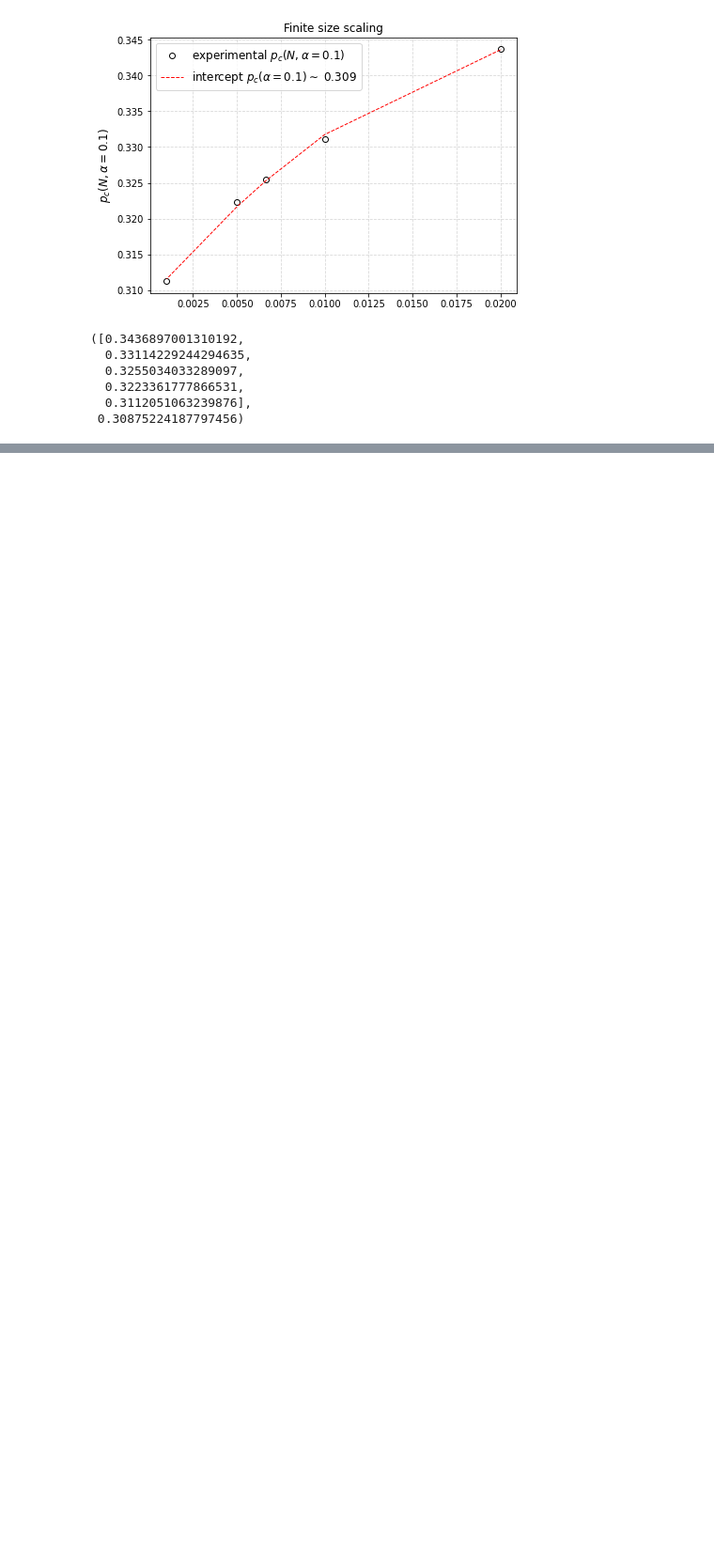
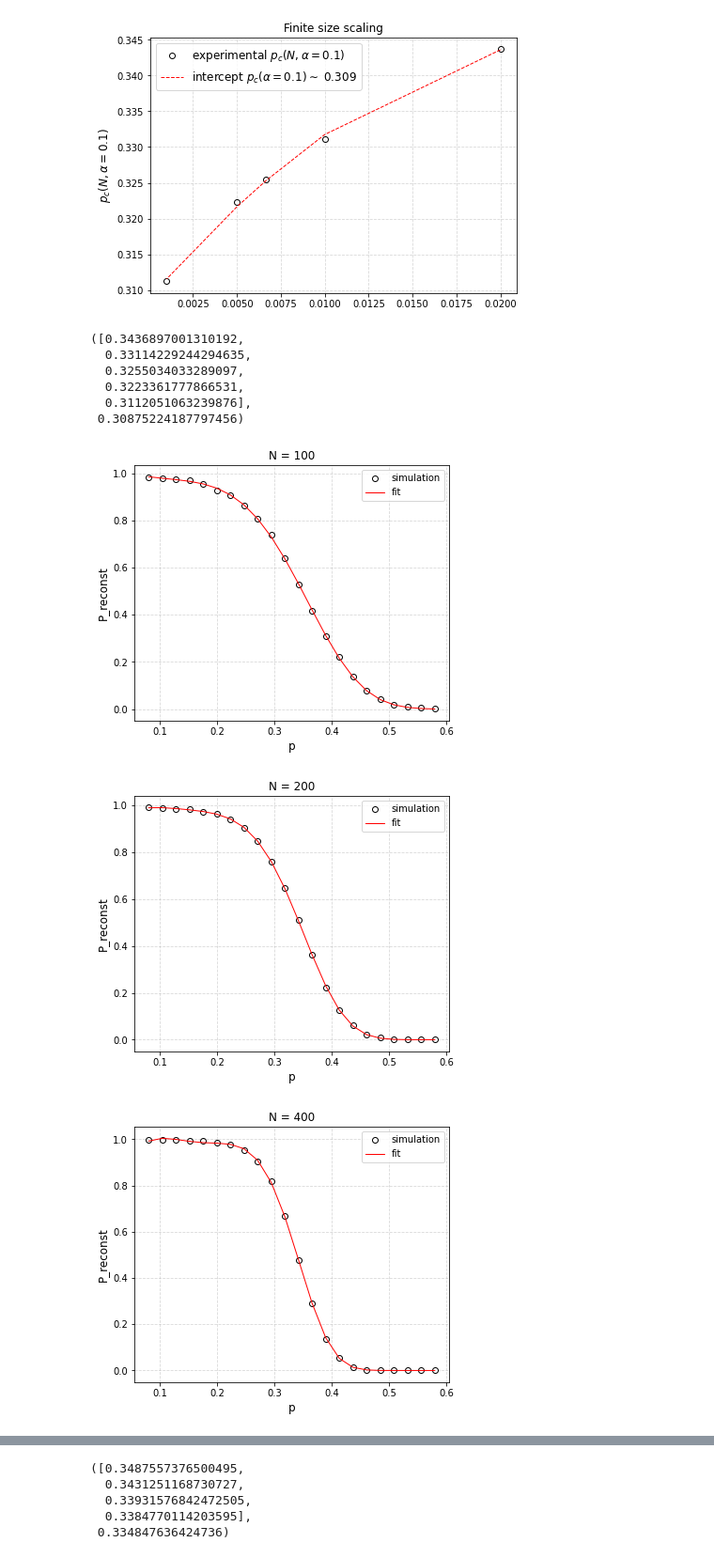
Before and after one commit to lorenzomancini1/Hopfield_Model, a Jupyter notebook: Standard Hopfield/Critical Noise/notebooks/analysis_of_critical_noise.ipynb, the cells around one changed output, grey strips where cells are left out. Shown: that part at 94% size. Drawn from its saved outputs; the diff is of its cells as text; code cells hidden in the pictures; blank space fills up the shorter version.

```diff
--- a/Standard Hopfield/Critical Noise/notebooks/analysis_of_critical_noise.ipynb
+++ b/Standard Hopfield/Critical Noise/notebooks/analysis_of_critical_noise.ipynb
@@ -41,3 +41,11 @@ CN.compute_pc(α, NN, rootdir = "../", datadir = "workstation_data", plot_fit= T
   0.3223361777866531,
   0.3112051063239876],
  0.30875224187797456)
+# %%
+NN = [100, 200, 400, 500]
+α = 0.09
+CN.compute_pc(α, NN, rootdir = "../", datadir = "workstation_data", plot_fit= True, plot_reg = True)
+# %% [output]
+[figure, added]
+[figure, added]
+[figure, added]
@@ -43,0 +54,5 @@ CN.compute_pc(α, NN, rootdir = "../", datadir = "workstation_data", plot_fit= T
+([0.3487557376500495,
+  0.3431251168730727,
+  0.33931576842472505,
+  0.3384770114203595],
+ 0.334847636424736)
```
Also changed, not shown: parts of 2 cells of this notebook, 2 other files.
